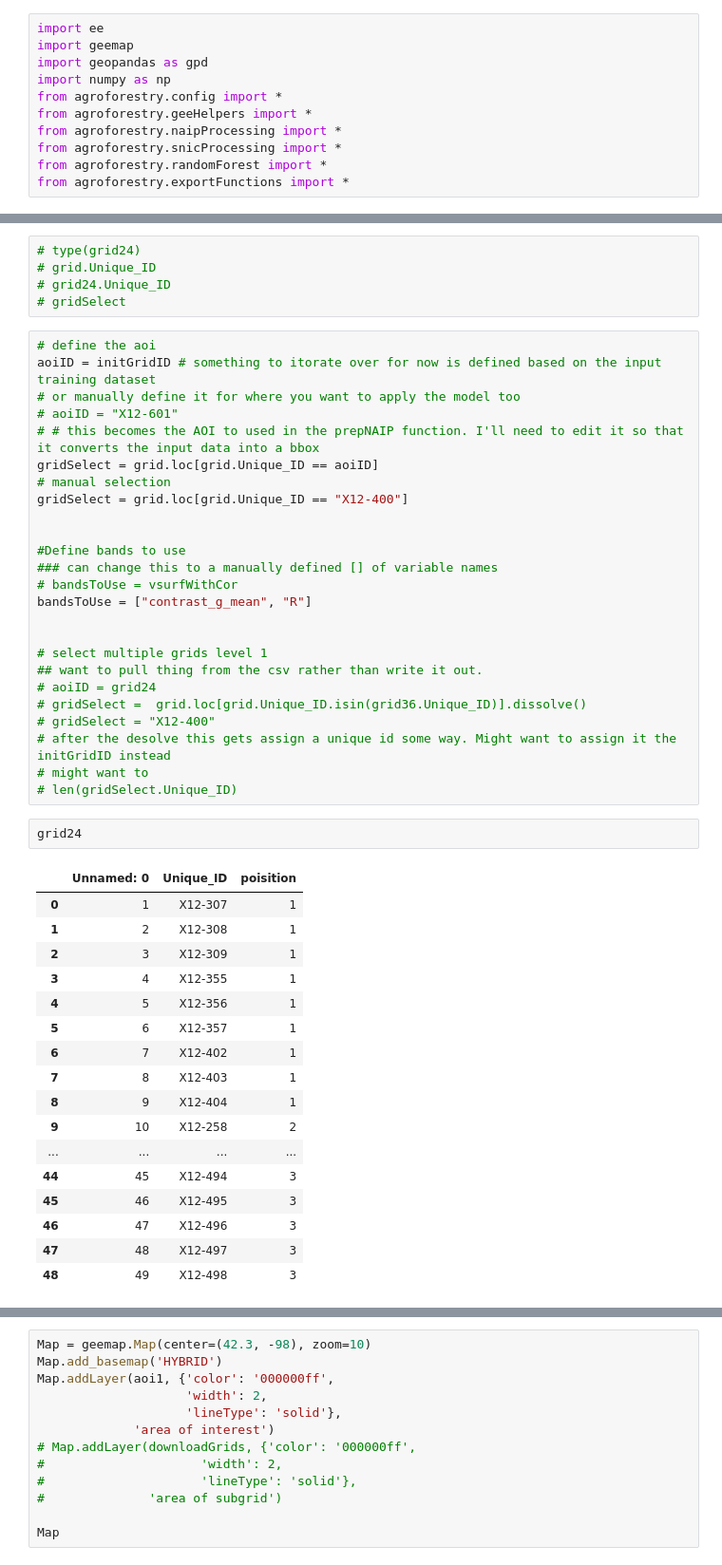
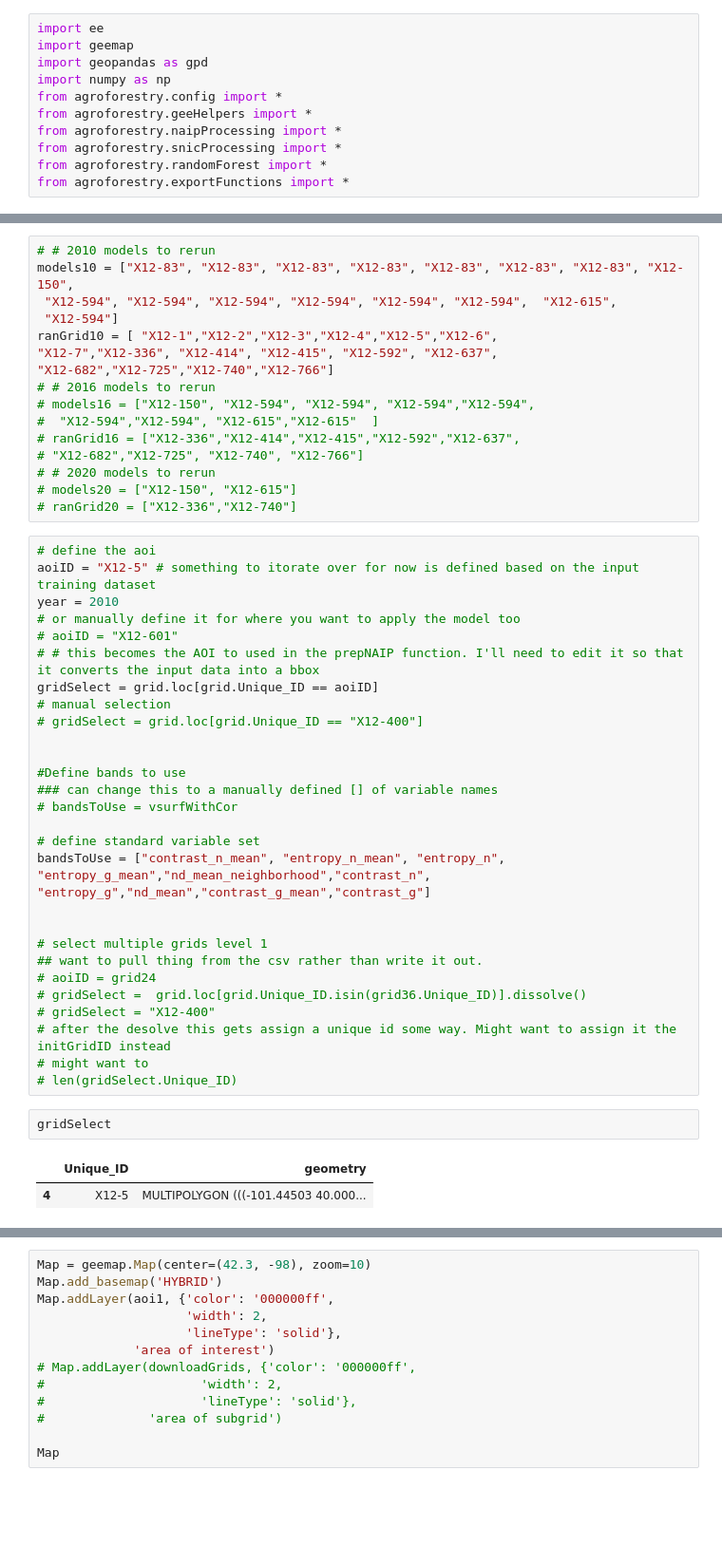
Before and after one commit to GeospatialCentroid/Agroforestry, a Jupyter notebook: 1_applyModel.ipynb, the cells around one changed output, grey strips where cells are left out. Shown at 95% size. Cells and saved outputs as stored; diff of their text form; blank space fills up the shorter version.

Commit message:
more workflow adaptation for cleaning up missing model outputs

```diff
--- a/1_applyModel.ipynb
+++ b/1_applyModel.ipynb
@@ -52,23 +19,39 @@ Exception: Problem requesting tokens. Please try again.  HTTP Error 400: Bad Req
 # %%
-# type(grid24)
-# grid.Unique_ID
-# grid24.Unique_ID
-# gridSelect
+# # 2010 models to rerun
+models10 = ["X12-83", "X12-83", "X12-83", "X12-83", "X12-83", "X12-83", "X12-83", "X12-150",
+ "X12-594", "X12-594", "X12-594", "X12-594", "X12-594", "X12-594",  "X12-615",
+ "X12-594"]
+ranGrid10 = [ "X12-1","X12-2","X12-3","X12-4","X12-5","X12-6",
+"X12-7","X12-336", "X12-414", "X12-415", "X12-592", "X12-637",
+"X12-682","X12-725","X12-740","X12-766"]
+# # 2016 models to rerun
+# models16 = ["X12-150", "X12-594", "X12-594", "X12-594","X12-594",
+#  "X12-594","X12-594", "X12-615","X12-615"  ]
+# ranGrid16 = ["X12-336","X12-414","X12-415","X12-592","X12-637",
+# "X12-682","X12-725", "X12-740", "X12-766"]
+# # 2020 models to rerun
+# models20 = ["X12-150", "X12-615"]
+# ranGrid20 = ["X12-336","X12-740"]
 # %%
 # define the aoi
-aoiID = initGridID # something to itorate over for now is defined based on the input training dataset
+aoiID = "X12-5" # something to itorate over for now is defined based on the input training dataset
+year = 2010
 # or manually define it for where you want to apply the model too
 # aoiID = "X12-601"
 # # this becomes the AOI to used in the prepNAIP function. I'll need to edit it so that it converts the input data into a bbox
 gridSelect = grid.loc[grid.Unique_ID == aoiID]
 # manual selection
-gridSelect = grid.loc[grid.Unique_ID == "X12-400"]
+# gridSelect = grid.loc[grid.Unique_ID == "X12-400"]
 
 
 #Define bands to use
 ### can change this to a manually defined [] of variable names
 # bandsToUse = vsurfWithCor
-bandsToUse = ["contrast_g_mean", "R"]
+
+# define standard variable set
+bandsToUse = ["contrast_n_mean", "entropy_n_mean", "entropy_n",
+"entropy_g_mean","nd_mean_neighborhood","contrast_n",
+"entropy_g","nd_mean","contrast_g_mean","contrast_g"]
 
 
 # select multiple grids level 1
@@ -80,25 +63,10 @@ bandsToUse = ["contrast_g_mean", "R"]
 # might want to
 # len(gridSelect.Unique_ID)
 # %%
-grid24
+gridSelect
 # %% [output]
-|  | Unnamed: 0 | Unique_ID | poisition |
-| 0 | 1 | X12-307 | 1 |
-| 1 | 2 | X12-308 | 1 |
-| 2 | 3 | X12-309 | 1 |
-| 3 | 4 | X12-355 | 1 |
-| 4 | 5 | X12-356 | 1 |
-| 5 | 6 | X12-357 | 1 |
-| 6 | 7 | X12-402 | 1 |
-| 7 | 8 | X12-403 | 1 |
-| 8 | 9 | X12-404 | 1 |
-| 9 | 10 | X12-258 | 2 |
-| ... | ... | ... | ... |
-| 44 | 45 | X12-494 | 3 |
-| 45 | 46 | X12-495 | 3 |
-| 46 | 47 | X12-496 | 3 |
-| 47 | 48 | X12-497 | 3 |
-| 48 | 49 | X12-498 | 3 |
+|  | Unique_ID | geometry |
+| 4 | X12-5 | MULTIPOLYGON (((-101.44503 40.000... |
 # %%
 # convert to a gee object
 aoi1 = geemap.gdf_to_ee(gridSelect)
```
Also changed, not shown: parts of 10 cells of this notebook, 11 other files.
